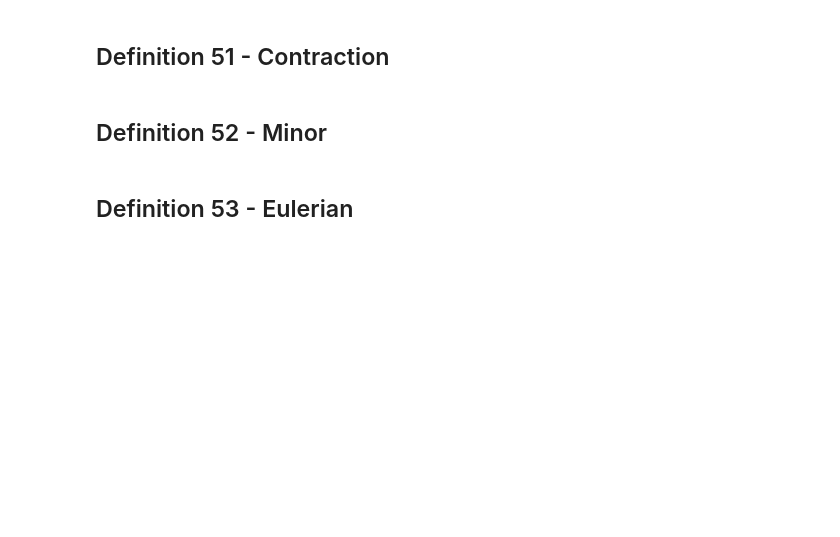
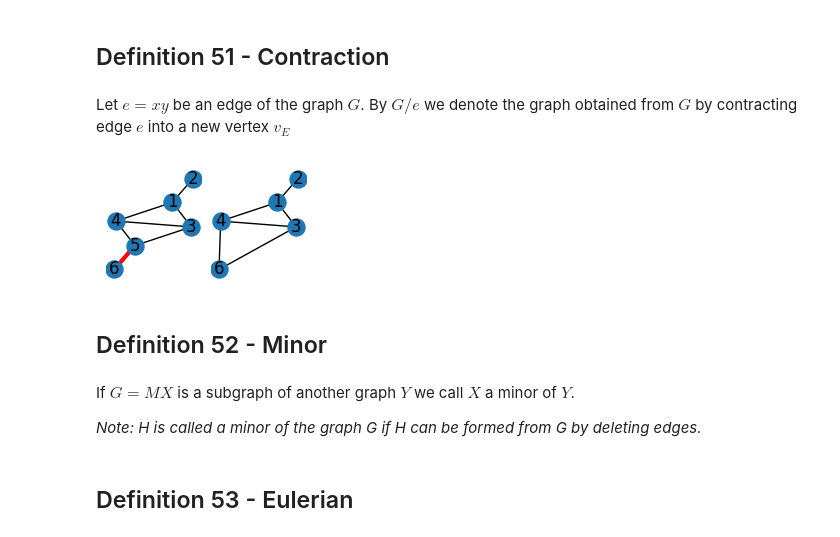
Before and after one commit to lipinski/graph-theory, a Jupyter notebook: definitions.ipynb, the cells around one changed output. Drawn from its saved outputs; the diff is of its cells as text; code cells hidden in the pictures; blank space fills up the shorter version.

```diff
--- a/definitions.ipynb
+++ b/definitions.ipynb
@@ -1006,7 +1006,24 @@ nx.draw_networkx_nodes(H, pos=new_pos, nodelist=top, node_size=150, node_color='
 [figure]
 # %% [markdown]
 ## Definition 51 - Contraction
+# %% [markdown]
+Let $e=xy$ be an edge of the graph $G$. By $G/e$ we denote the graph obtained from $G$ by contracting edge $e$ into a new vertex $v_E$
+# %%
+H = nx.minors.contracted_edge(G, (6, 5), self_loops=False)
+
+fig, axis = plt.subplots(nrows=1, ncols=2, figsize=(2, 1), sharey=True)
+plt.subplots_adjust(left=0, bottom=-0.1, right=1, top=1, wspace=0.1, hspace=0)
+
+nx.draw(G, pos=pos, node_size=150, with_labels=True, ax=axis[0]);
+nx.draw(H, pos=pos, node_size=150, with_labels=True, ax=axis[1]);
+nx.draw_networkx_edges(G, pos=pos, edgelist=[(5, 6)], edge_color='red', width=3, ax=axis[0]);
+# %% [output]
+[figure, added]
 # %% [markdown]
 ## Definition 52 - Minor
+# %% [markdown]
+If $G=MX$ is a subgraph of another graph $Y$ we call $X$ a minor of $Y$.
+
+*Note: H is called a minor of the graph G if H can be formed from G by deleting edges.*
 # %% [markdown]
 ## Definition 53 - Eulerian
```
Also changed, not shown: parts of 2 cells of this notebook.
